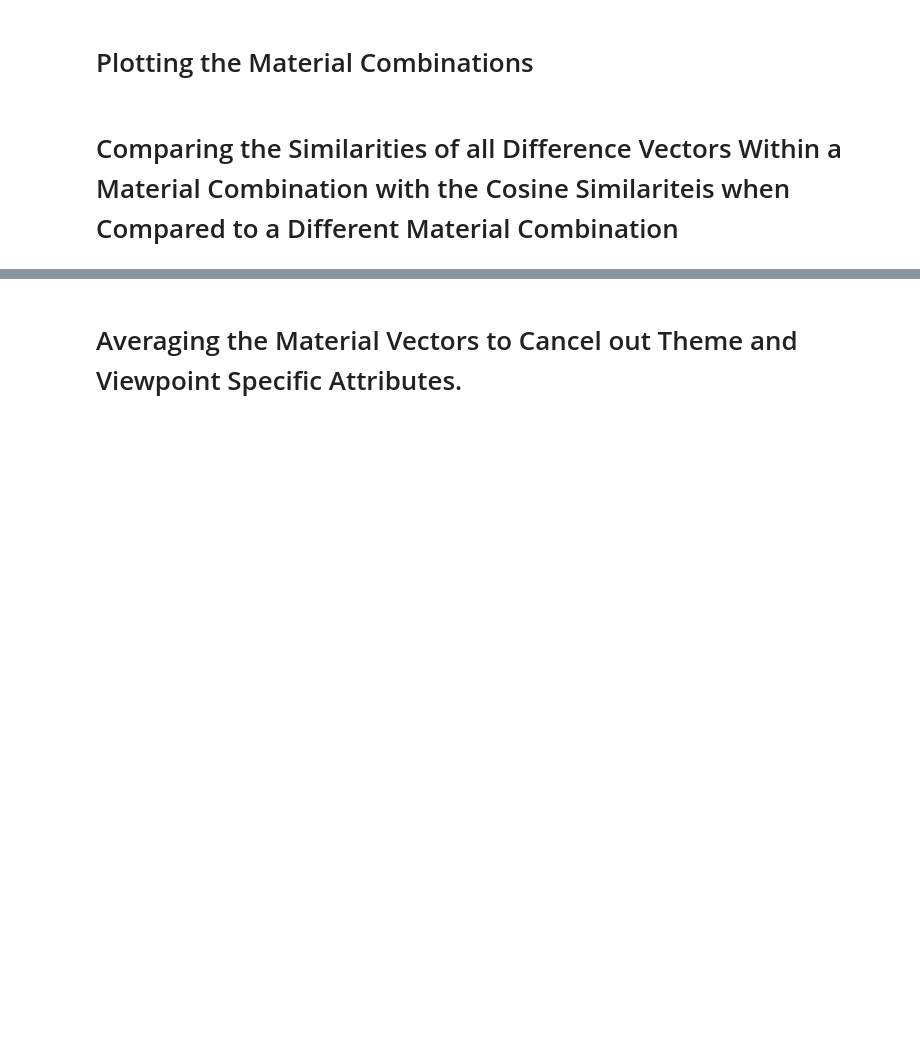
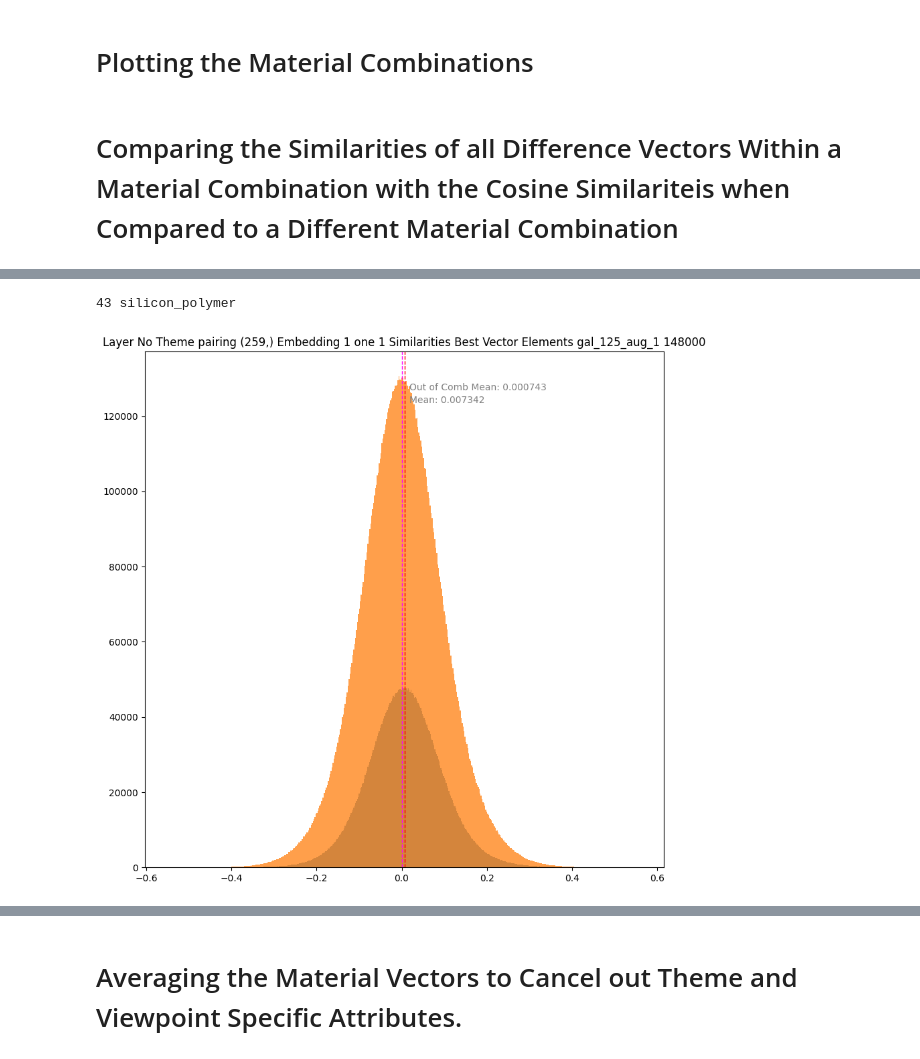
Before and after one commit to LukasBeckers/masterthesis-jappat, a Jupyter notebook: Similar_F-Terms.ipynb, the cells around one changed output, grey strips where cells are left out. Saved outputs shown, nothing was run; the diff lists cells and outputs as text; code cells hidden in the pictures; blank space fills up the shorter version.

```diff
--- a/Similar_F-Terms.ipynb
+++ b/Similar_F-Terms.ipynb
@@ -300,6 +314,7 @@ show(plot_tsne)
 # Plotting the Material Combinations
 # %%
 # Generating vectors for all material combinations
+emb_dict = out_emb_dict
 
 combination_desc = []
 vector_diffs = []
@@ -316,8 +331,8 @@ for i, l  in enumerate(material_combinations.items()):
         for f_term_1 in mat_1:
             for f_term_2 in mat_2:
                 try:
-                    vec_1 = inp_emb_dict[f_term_1]
-                    vec_2 = inp_emb_dict[f_term_2]
+                    vec_1 = emb_dict[f_term_1]
+                    vec_2 = emb_dict[f_term_2]
                     vp_desc.append(viewpoint_dict[viewpoint])
                     desc. append(number_dict[f_term_2] + ' - ' + number_dict[f_term_1])
                 except KeyError:
@@ -442,6 +494,15 @@ for i, [keys, samples] in enumerate(differences.items()):
             # Ignoring combinations with matching Viewpoints
             if sample_a['Viewpoint'] == sample_b['Viewpoint']:
                 continue
+            # Debugging remove later
+            ##################################
+            vpa = sample_a['Viewpoint']
+            vpb = sample_b['Viewpoint']
+            theme_a = vpa.split('/')[0]
+            theme_b = vpb.split('/')[0]
+            if theme_a == theme_b:
+                continue
+            ###################################
             in_combination_comparisons[keys]['Vectors A'].append(torch.tensor(np.array([sample_a['Vector']])))
             in_combination_comparisons[keys]['Vectors B'].append(torch.tensor(np.array([sample_b['Vector']])))
             in_combination_comparisons[keys]['Viewpoints'].append([sample_a['Viewpoint'], sample_a['Viewpoint']])
@@ -533,6 +600,12 @@ for i, (key, combination_dict) in enumerate(in_combination_comparisons.items()):
             # Skipping vectors with the same viewpoints
             if vp2 == vp:
                 continue
+            ##### Debugging remove later
+            theme_a = vp.split('/')[0]
+            theme_b = vp2.split('/')[0]
+            if theme_a == theme_b:
+                continue
+            #############################
             vectors_a.append(top_vector)
             vectors_b.append(vector)
 
@@ -544,31 +617,36 @@ for i, (key, combination_dict) in enumerate(in_combination_comparisons.items()):
     # Just to generate the Matrices of the top combinations
     combination_dict['Out of Comb Vec A'] = vectors_a
     combination_dict['Out of Comb Vec B'] = vectors_b
+# %% [output]
+43 silicon_polymer
 # %%
+layer_n = f'No Theme pairing {vectors_a[0].shape}'
 # Plotting all out of comb similarities vs all in comb similarities (combined)
 all_in_comb = []
 all_out_comb = []
 for comb_dict in in_combination_comparisons.values():
     all_in_comb.extend(comb_dict['Cosine Similarities'])
     all_out_comb.extend(comb_dict['Out of Comb Simis'])
 
 all_in_comb = np.array(all_in_comb)
 all_out_comb = np.array(all_out_comb)
 mean_in = np.mean(all_in_comb)
 mean_out = np.mean(all_out_comb)
 
 fig, axs = plt.subplots(nrows=1, ncols=1, figsize=[10, 10])
 
 
 axs.hist(all_in_comb, bins=500, alpha=0.75)
 axs.hist(all_out_comb, bins=500, alpha=0.75)
 axs.axvline(mean_in , color='red', linestyle='dashed', linewidth=1)
 axs.axvline(mean_out, color='magenta', linestyle='dashed', linewidth=1)
 axs.text(mean_in + 0.01, axs.get_ylim()[1] * 0.9, f'Mean: {mean_in:.6f}', color='grey')
 axs.text(mean_in + 0.01, axs.get_ylim()[1] * 0.925, f'Out of Comb Mean: {mean_out:.6f}', color='grey')
-axs.set_title(f'Layer {layer_n} Embedding 1 one 1 Similarities {model_name} {checkpoint}')
+axs.set_title(f'Layer {layer_n} Embedding 1 one 1 Similarities Best Vector Elements {model_name} {checkpoint}')
 plt.show()
-fig.savefig(f'{model_folder}/Layer {layer_n} Embeddings Similarities {model_name} {checkpoint}')
+fig.savefig(f'{model_folder}/{layer_n} Output Embeddings Similarities {model_name} {checkpoint}')
+# %% [output]
+[figure, added]
 # %%
 # The cosine similarities are  plotted
 
```
Also changed, not shown: parts of 36 cells of this notebook, 4 other files.
